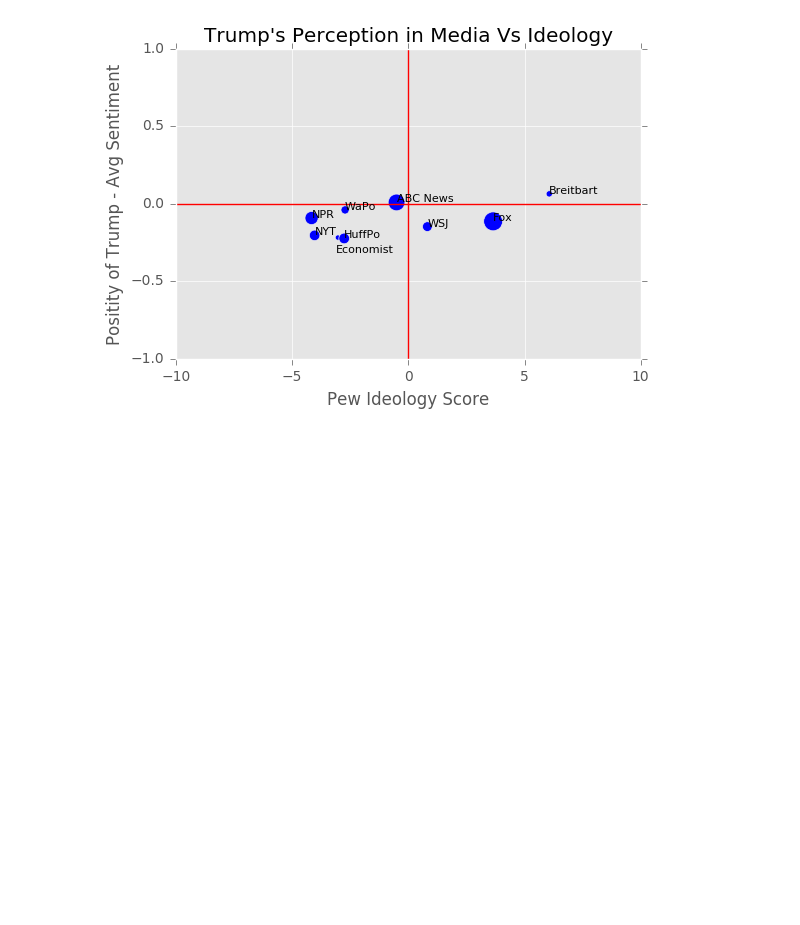
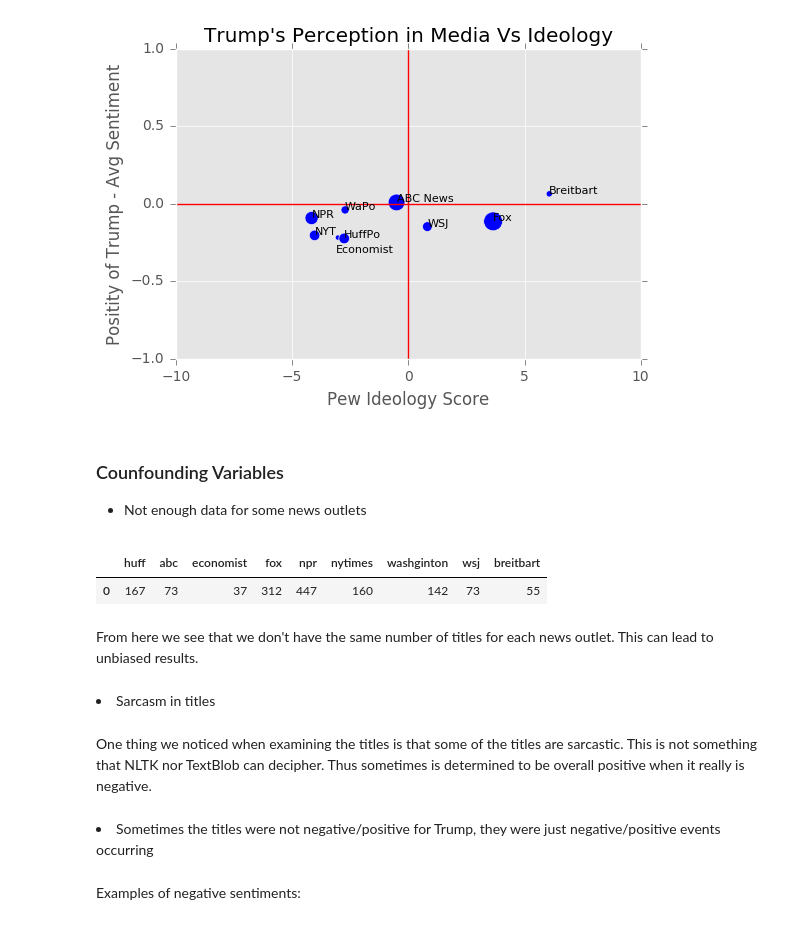
Before and after one commit to noashadmon/sta141bfinal, a Jupyter notebook: CODEBASE_FINAL.ipynb, the cells around one changed output. Saved outputs shown, nothing was run; the diff lists cells and outputs as text; code cells hidden in the pictures; blank space fills up the shorter version.

```diff
--- a/CODEBASE_FINAL.ipynb
+++ b/CODEBASE_FINAL.ipynb
@@ -755,3 +759,29 @@ plt.ylim(-1,1);
 plt.show()
 # %% [output]
 [figure]
+# %% [markdown]
+<h3>Counfounding Variables</h3>
+<ul>
+<li>Not enough data for some news outlets</li>
+<ul>
+# %%
+numTitles = pd.DataFrame([len(huff), len(abc), len(economist), len(fox),len(npr),len(nytimes),len(washington),len(wsj),len(breitbart)])
+# %%
+numTitles = numTitles.transpose()
+# %%
+numTitles.columns = ["huff", "abc", "economist", "fox", "npr", "nytimes", "washginton", "wsj", "breitbart"]
+# %%
+numTitles
+# %% [output]
+|  | huff | abc | economist | fox | npr | nytimes | washginton | wsj | breitbart |
+| 0 | 167 | 73 | 37 | 312 | 447 | 160 | 142 | 73 | 55 |
+# %% [markdown]
+From here we see that we don't have the same number of titles for each news outlet. This can lead to unbiased results.
+# %% [markdown]
+<li>Sarcasm in titles</li>
+# %% [markdown]
+One thing we noticed when examining the titles is that some of the titles are sarcastic. This is not something that NLTK nor TextBlob can decipher. Thus sometimes is determined to be overall positive when it really is negative.
+# %% [markdown]
+<li>Sometimes the titles were not negative/positive for Trump, they were just negative/positive events occurring</li>
+# %% [markdown]
+Examples of negative sentiments:
```
Also changed, not shown: parts of 13 cells of this notebook.
